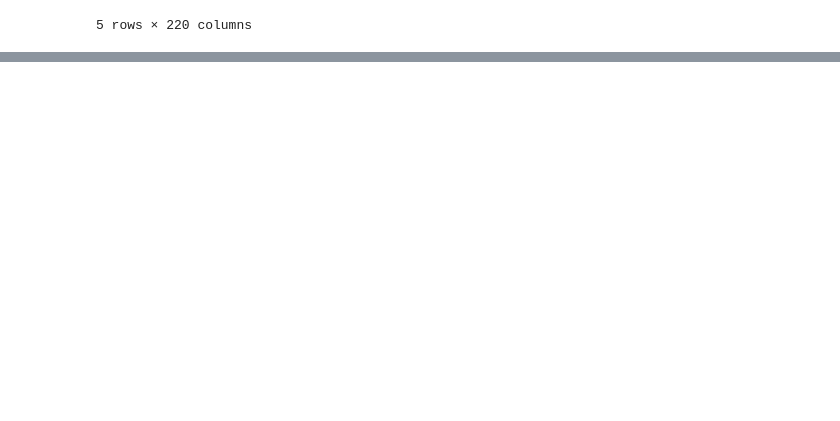
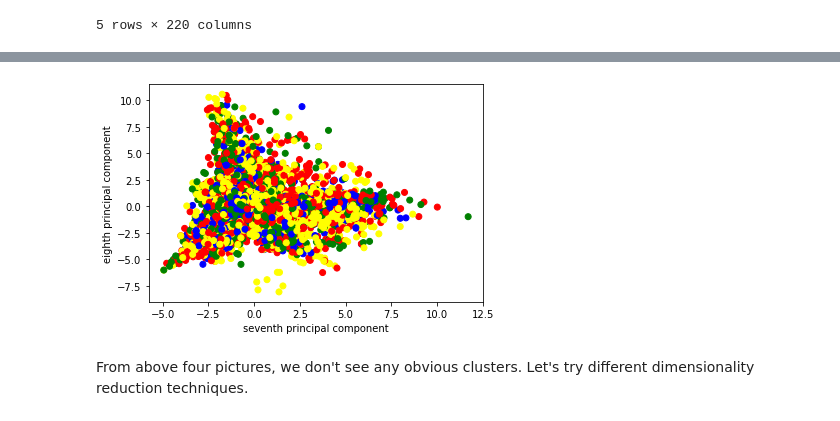
Before and after one commit to RDOGS-Friendz/SLDL-MLB-ATT-Prediction, a Jupyter notebook: statistical-learning/dimension_reduction.ipynb, the cells around one changed output, grey strips where cells are left out. Saved outputs shown, nothing was run; the diff lists cells and outputs as text; code cells hidden in the pictures; blank space fills up the shorter version.

```diff
--- a/statistical-learning/dimension_reduction.ipynb
+++ b/statistical-learning/dimension_reduction.ipynb
@@ -42,0 +144,9 @@ trainset.head()
+# %%
+plt.scatter(player_one_hot_features[:, 6], player_one_hot_features[:, 7], c=train_attendance_level, cmap=matplotlib.colors.ListedColormap(colors))
+plt.xlabel('seventh principal component')
+plt.ylabel('eighth principal component')
+plt.show()
+# %% [output]
+[figure, added]
+# %% [markdown]
+From above four pictures, we don't see any obvious clusters. Let's try different dimensionality reduction techniques.
```
Also changed, not shown: parts of 9 cells of this notebook, 2 other files.
